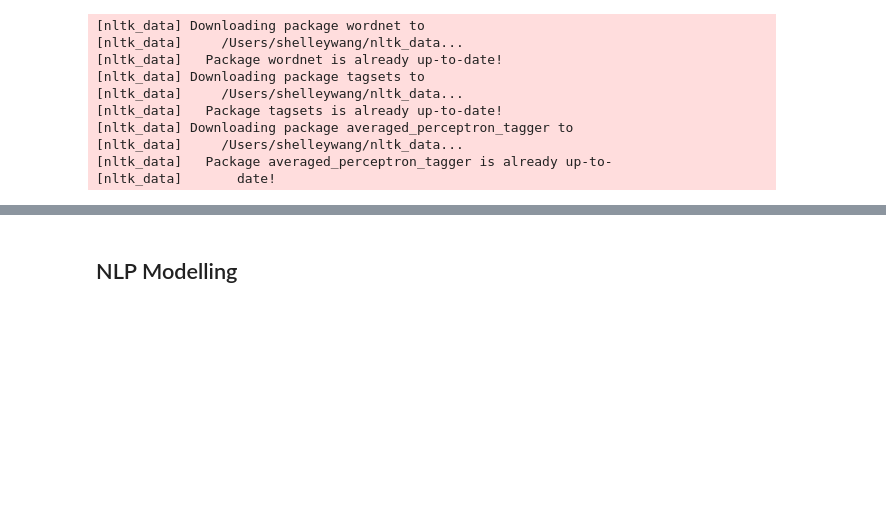
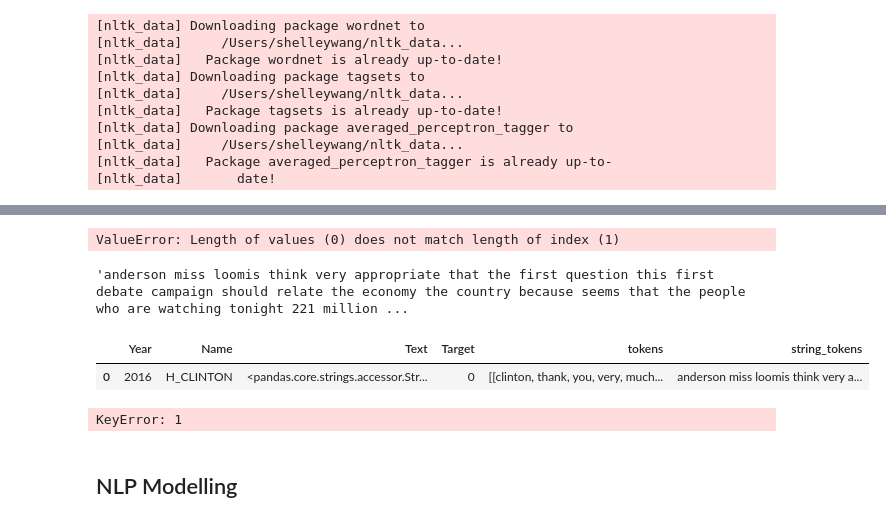
Before and after one commit to natehiatt/presidency_project, a Jupyter notebook: notebooks/shelley_scratch.ipynb, the cells around one changed output, grey strips where cells are left out. Cells and saved outputs as stored; diff of their text form; code cells hidden in the pictures; blank space fills up the shorter version.

```diff
--- a/notebooks/shelley_scratch.ipynb
+++ b/notebooks/shelley_scratch.ipynb
@@ -372,21 +335,26 @@ HashingVectorizer
 [nltk_data]   Package averaged_perceptron_tagger is already up-to-
 [nltk_data]       date!
 # %%
+import nltk
+nltk.download('stopwords', quiet=True)
+from nltk.corpus import stopwords
+
 tokenizer = RegexpTokenizer(r"(?u)\w{3,}")
 stopwords = stopwords.words('english')
 lemmatizer = WordNetLemmatizer()
 
 def preprocessing(text, tokenizer, stopwords, lemmatizer):
     # Lower case
+#     text = [row.lower() for row in text]
     text = text.lower()
 
-    # Tokenize
-    tokens = tokenizer.tokenize(text)
-
     # Remove stopwords
-    tokens =  [token for token in tokens if token not in stopwords]
+    text_cleaned = [text for text in text if text not in stopwords]
 
     # Lemmatize
-    tokens = [lemmatizer.lemmatize(token) for token in tokens]
+    text_lem = [lemmatizer.lemmatize(token) for token in text_cleaned]
+
+    # Tokenize
+    tokens = [tokenizer.tokenize(token) for token in text_lem]
 
     return tokens
@@ -393,3 +383,4 @@ def preprocessing(text, tokenizer, stopwords, lemmatizer):
 # %%
-tokenized_df = df['text'].apply((lambda x: preprocessing(x, tokenizer, stopwords, lemmatizer)))
-df['tokens'] = tokenized_df
+tokenized_df = result_df['Text'].apply((lambda x: preprocessing(x, tokenizer, stopwords, lemmatizer)))
+result_df['tokens'] = tokenized_df
+len(result_df['tokens'][0])
@@ -397,0 +416,37 @@ df['string_tokens'] = df['tokens'].str.join(" ")
+# %%
+# result_df['string_tokens'] = result_df['tokens'].str.join(" ")
+
+# result_df['string_tokens']= [" ".join(x) for x in result_df['tokens']]
+
+string_tokens_list = []
+test_df = result_df
+test_df = test_df.reset_index(drop=True)
+test_df['string_tokens'] = string_tokens_list
+
+for lst in test_df['tokens']:
+    for item in lst:
+        string = " ".join(x for x in item)
+        string_tokens_list.append(string)
+
+test_df['string_tokens'] = string_tokens_list
+
+# for list in result_df['tokens']:
+#     for item in list:
+#         string = " ".join(x for x in item)
+#         result_df['string_tokens'] = string
+#         result_df['string_tokens'].append(x)
+# %% [output]
+ValueError: Length of values (0) does not match length of index (1)
+# %%
+string
+# %% [output]
+'anderson miss loomis think very appropriate that the first question this first debate campaign should relate the economy the country because seems that the people who are watching tonight 221 million ...
+# %%
+result_df
+# %% [output]
+|  | Year | Name | Text | Target | tokens | string_tokens |
+| 0 | 2016 | H_CLINTON | <pandas.core.strings.accessor.Str... | 0 | [[clinton, thank, you, very, much... | anderson miss loomis think very a... |
+# %%
+result_df['string_tokens']
+# %% [output]
+KeyError: 1
```
Also changed, not shown: parts of 23 cells of this notebook, 1 other file.
